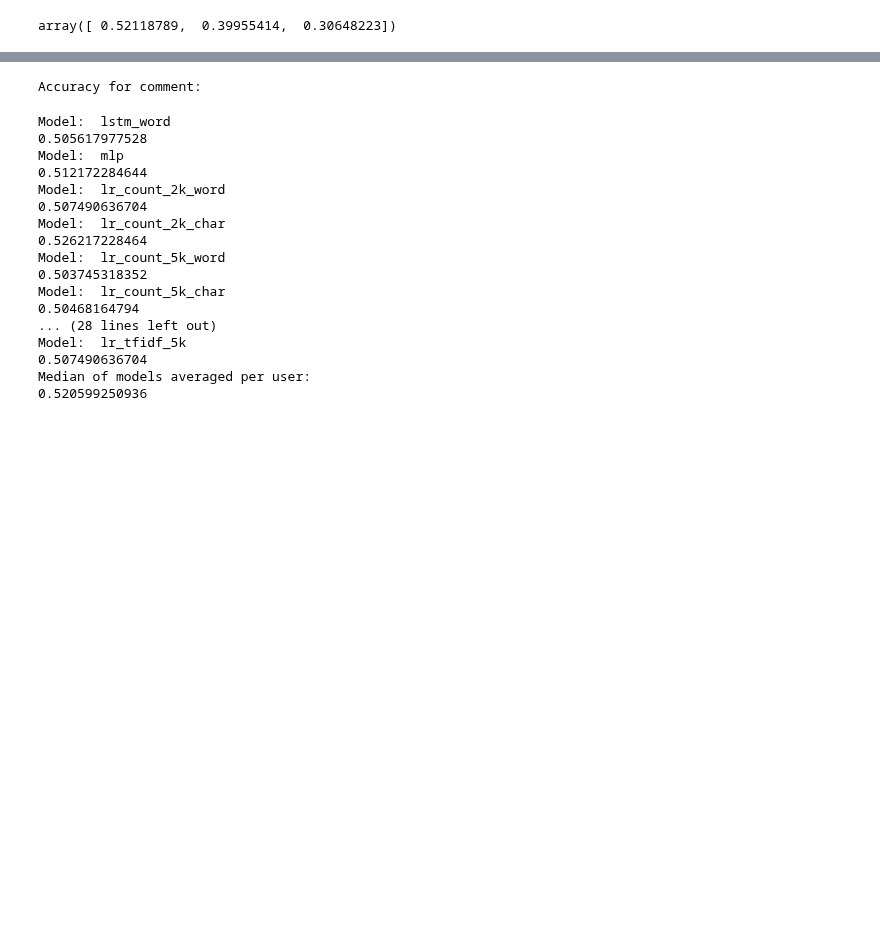
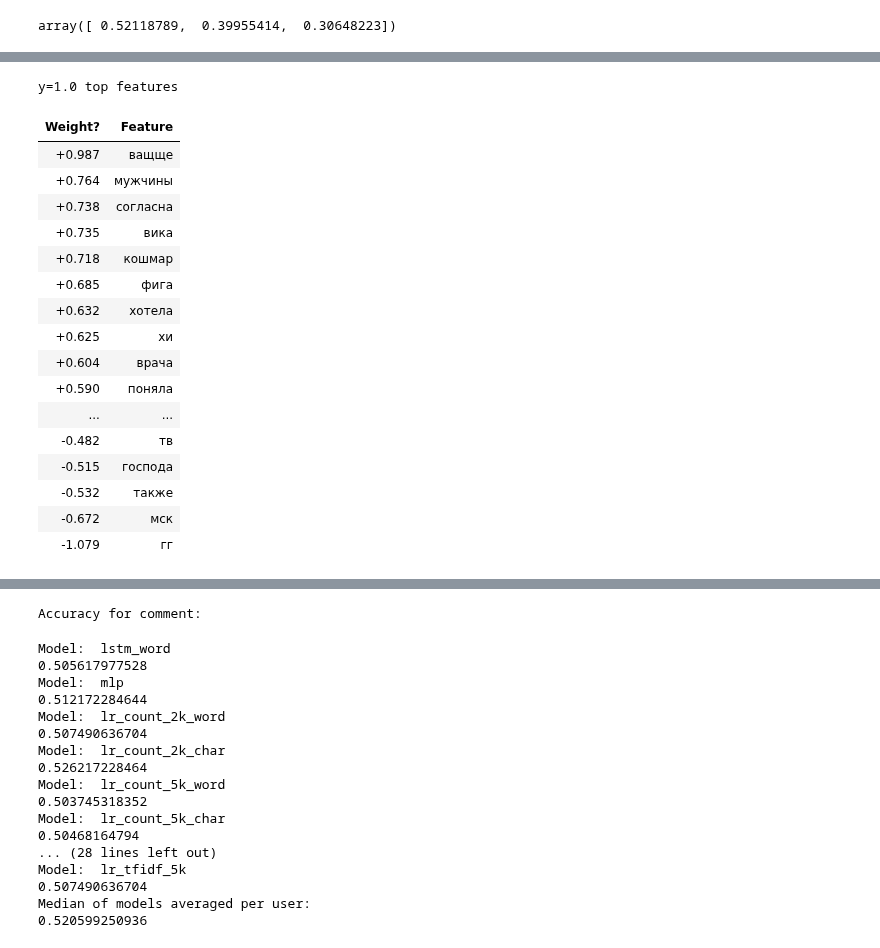
Before and after one commit to EvgenyKashin/CommentsAnalysis, a Jupyter notebook: FinalSolution.ipynb, the cells around one changed output, grey strips where cells are left out. Drawn from its saved outputs; the diff is of its cells as text; code cells hidden in the pictures; blank space fills up the shorter version.

```diff
--- a/FinalSolution.ipynb
+++ b/FinalSolution.ipynb
@@ -1536,0 +1523,21 @@ print('Ваша оценка: {:.2f}'.format(prob))
+# %%
+eli5.show_weights(lr_model.model, vec=lr_model.vectorizer, top=(20, 20))
+# %% [output]
+y=1.0 top features
+| Weight? | Feature |
+| +0.987 | ващще |
+| +0.764 | мужчины |
+| +0.738 | согласна |
+| +0.735 | вика |
+| +0.718 | кошмар |
+| +0.685 | фига |
+| +0.632 | хотела |
+| +0.625 | хи |
+| +0.604 | врача |
+| +0.590 | поняла |
+| ... | ... |
+| -0.482 | тв |
+| -0.515 | господа |
+| -0.532 | также |
+| -0.672 | мск |
+| -1.079 | гг |
```
Also changed, not shown: parts of 87 cells of this notebook.
